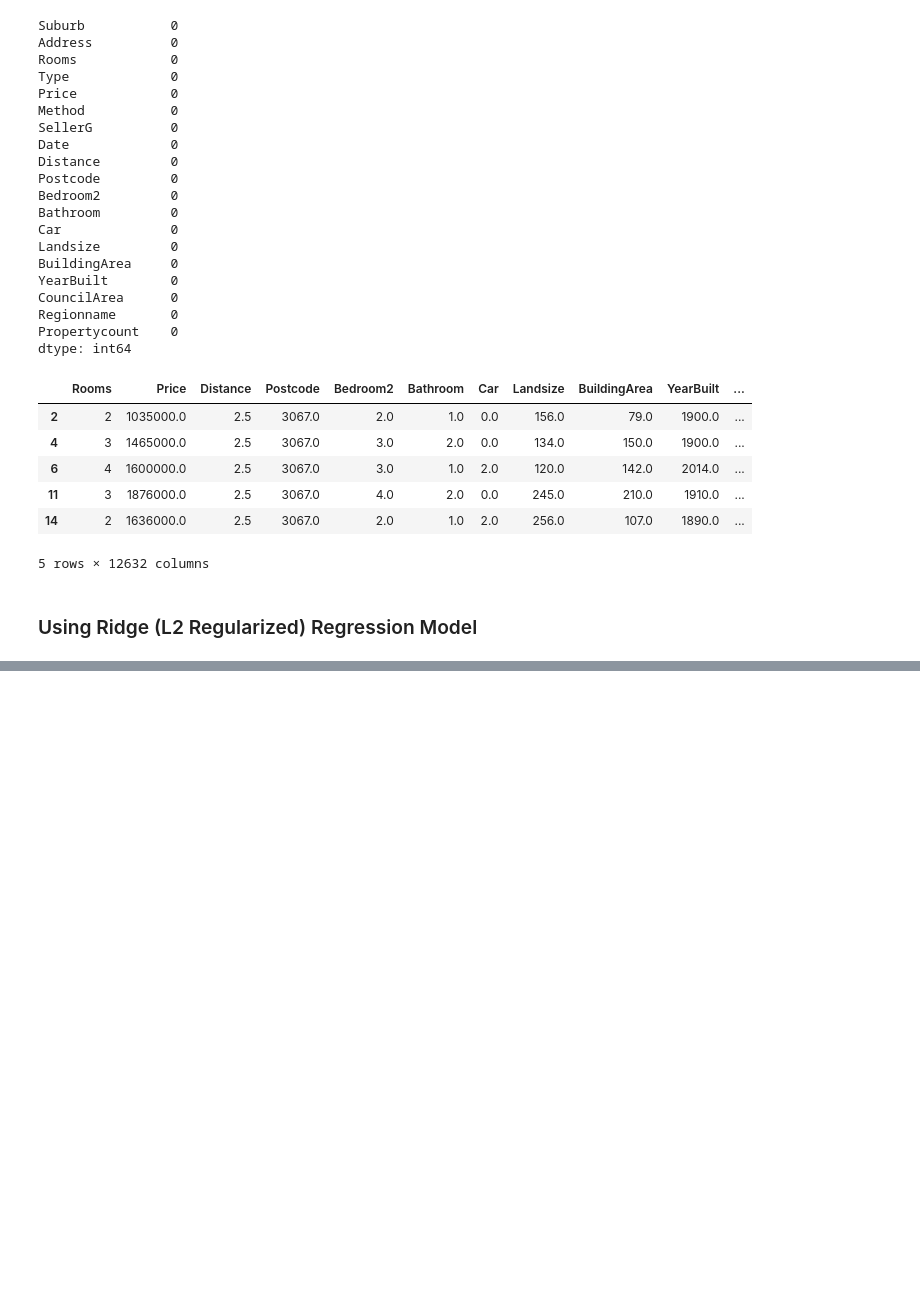
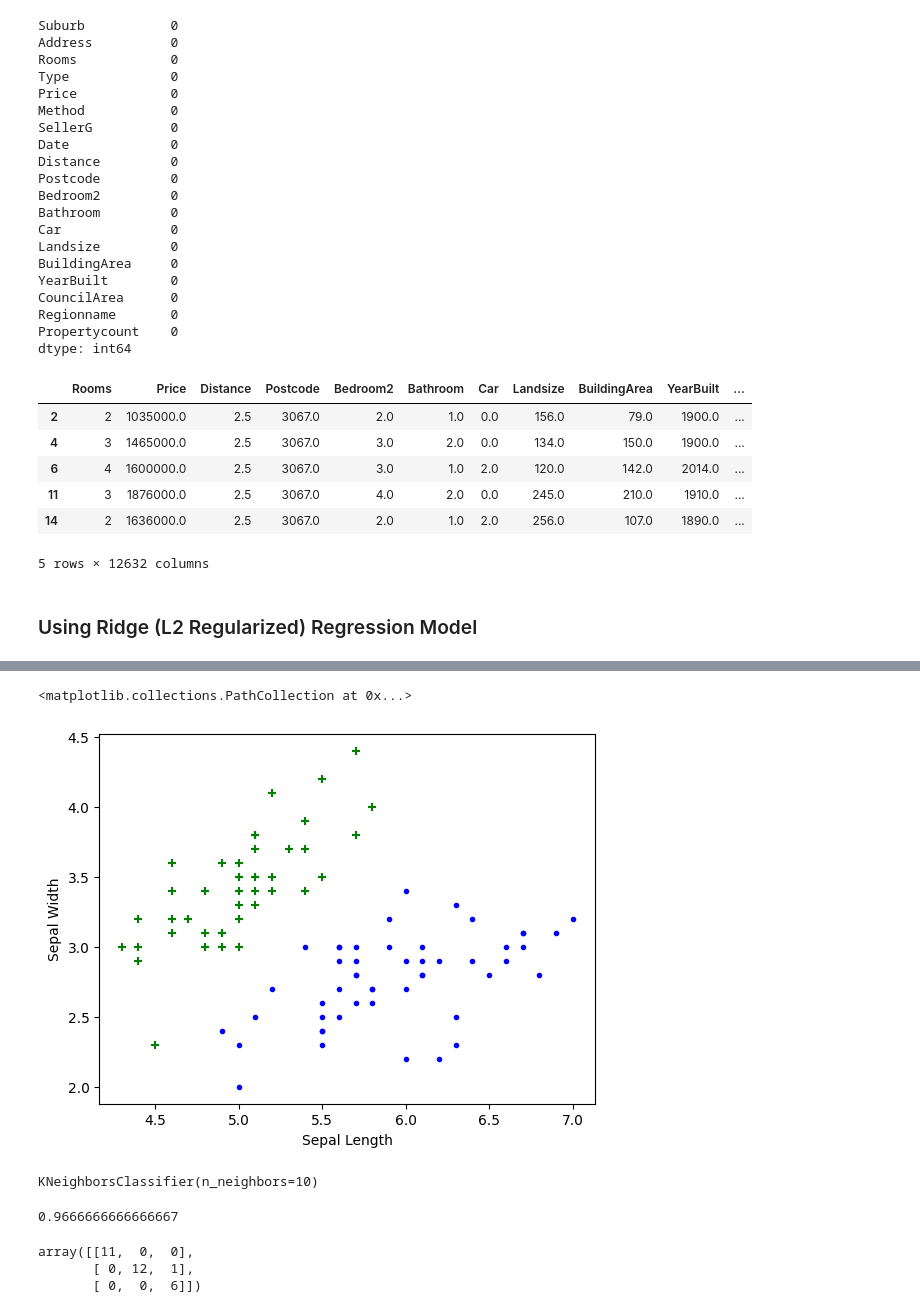
Before and after one commit to shadrack71/Machine-learning-projects, a Jupyter notebook: machine_learning.ipynb, the cells around one changed output, grey strips where cells are left out. Saved outputs shown, nothing was run; the diff lists cells and outputs as text; code cells hidden in the pictures; blank space fills up the shorter version.

Commit message:
K nearest neighbors classification

```diff
--- a/machine_learning.ipynb
+++ b/machine_learning.ipynb
@@ -1794,0 +1799,5 @@ ridge_reg.score(train_X, train_y)
+# %%
+iris = datasets.load_iris()
+# %%
+df = pd.DataFrame(iris.data , columns = iris.feature_names)
+df.head()
@@ -1794,0 +1811,12 @@ ridge_reg.score(train_X, train_y)
+# %%
+df['target'] = iris.target
+df0 = df[:50]
+df1 = df[50:100]
+df2 = df[100:]
+plt.xlabel('Sepal Length')
+plt.ylabel('Sepal Width')
+plt.scatter(df0['sepal length (cm)'], df0['sepal width (cm)'],color="green",marker='+')
+plt.scatter(df1['sepal length (cm)'], df1['sepal width (cm)'],color="blue",marker='.')
+# %% [output]
+<matplotlib.collections.PathCollection at 0x...>
+[figure, added]
@@ -1794,0 +1827,19 @@ ridge_reg.score(train_X, train_y)
+# %%
+from sklearn.neighbors import KNeighborsClassifier
+knn = KNeighborsClassifier(n_neighbors =10)
+knn.fit(X_train,y_train)
+# %% [output]
+KNeighborsClassifier(n_neighbors=10)
+# %%
+knn.score(X_test,y_test)
+# %% [output]
+0.9666666666666667
+# %%
+from sklearn.metrics import confusion_matrix
+y_pred = knn.predict(X_test)
+cm = confusion_matrix(y_test,y_pred)
+cm
+# %% [output]
+array([[11,  0,  0],
+       [ 0, 12,  1],
+       [ 0,  0,  6]])
```
Also changed, not shown: parts of 16 cells of this notebook.
